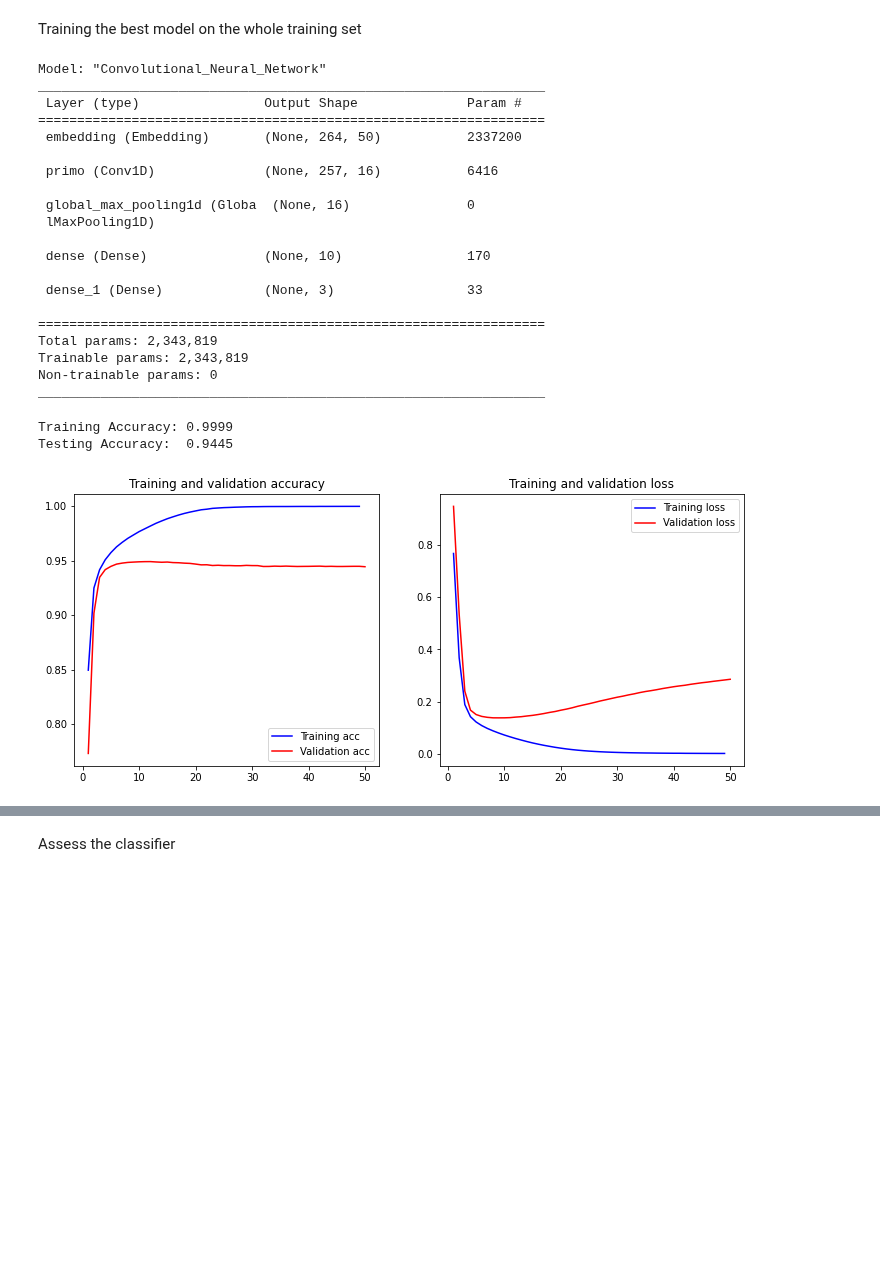
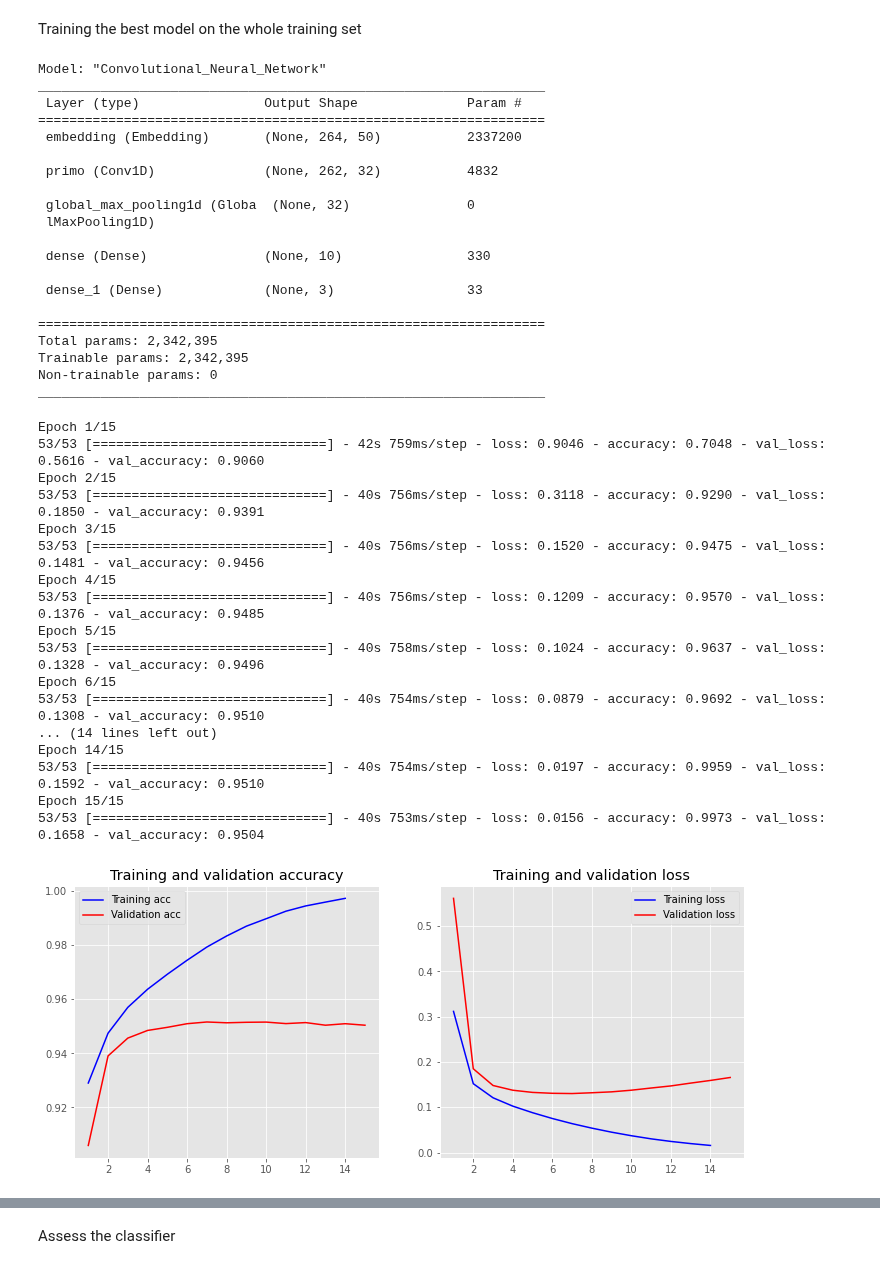
Before and after one commit to matteo-perillo/Abstracts-classification, a Jupyter notebook: 04_CNN with embedding.ipynb, the cells around one changed output, grey strips where cells are left out. Drawn from its saved outputs; the diff is of its cells as text; code cells hidden in the pictures; blank space fills up the shorter version.

```diff
--- a/04_CNN with embedding.ipynb
+++ b/04_CNN with embedding.ipynb
@@ -300,7 +300,7 @@ files.download('cv_results_set0_emb.csv')
 Training the best model on the whole training set
 # %%
 clear_session()
-model = create_cnn_model(embedding_dim=50, n_filters=16, k_size=8, nlayers=1, nclass=3)
+model = create_cnn_model(embedding_dim=50, n_filters=32, k_size=3, nlayers=1, nclass=3)
 model.summary()
 # %% [output]
 Model: "Convolutional_Neural_Network"
@@ -309,31 +309,44 @@ _________________________________________________________________
 =================================================================
  embedding (Embedding)       (None, 264, 50)           2337200
 
- primo (Conv1D)              (None, 257, 16)           6416
+ primo (Conv1D)              (None, 262, 32)           4832
 
- global_max_pooling1d (Globa  (None, 16)               0
+ global_max_pooling1d (Globa  (None, 32)               0
  lMaxPooling1D)
 
- dense (Dense)               (None, 10)                170
+ dense (Dense)               (None, 10)                330
 
  dense_1 (Dense)             (None, 3)                 33
 
 =================================================================
-Total params: 2,343,819
-Trainable params: 2,343,819
+Total params: 2,342,395
+Trainable params: 2,342,395
 Non-trainable params: 0
 _________________________________________________________________
-# %%
-loss, accuracy = model.evaluate(X_train, dummy_y_train, verbose=False)
-print("Training Accuracy: {:.4f}".format(accuracy))
-loss, accuracy = model.evaluate(X_test, dummy_y_test, verbose=False)
-print("Testing Accuracy:  {:.4f}".format(accuracy))
-# %% [output]
-Training Accuracy: 0.9999
-Testing Accuracy:  0.9445
 # %%
-history = model.fit(X_train, dummy_y_train, epochs=50, verbose=True, validation_data=(X_test, dummy_y_test), batch_size=4096)
-
-plot_history(history)
+history = model.fit(X_train, dummy_y_train, epochs=15, verbose=True, validation_data=(X_test, dummy_y_test), batch_size=2048)
 # %% [output]
-[figure, removed]
+Epoch 1/15
+53/53 [==============================] - 42s 759ms/step - loss: 0.9046 - accuracy: 0.7048 - val_loss: 0.5616 - val_accuracy: 0.9060
+Epoch 2/15
+53/53 [==============================] - 40s 756ms/step - loss: 0.3118 - accuracy: 0.9290 - val_loss: 0.1850 - val_accuracy: 0.9391
+Epoch 3/15
+53/53 [==============================] - 40s 756ms/step - loss: 0.1520 - accuracy: 0.9475 - val_loss: 0.1481 - val_accuracy: 0.9456
+Epoch 4/15
+53/53 [==============================] - 40s 756ms/step - loss: 0.1209 - accuracy: 0.9570 - val_loss: 0.1376 - val_accuracy: 0.9485
+Epoch 5/15
+53/53 [==============================] - 40s 758ms/step - loss: 0.1024 - accuracy: 0.9637 - val_loss: 0.1328 - val_accuracy: 0.9496
+Epoch 6/15
+53/53 [==============================] - 40s 754ms/step - loss: 0.0879 - accuracy: 0.9692 - val_loss: 0.1308 - val_accuracy: 0.9510
+... (14 lines left out)
+Epoch 14/15
+53/53 [==============================] - 40s 754ms/step - loss: 0.0197 - accuracy: 0.9959 - val_loss: 0.1592 - val_accuracy: 0.9510
+Epoch 15/15
+53/53 [==============================] - 40s 753ms/step - loss: 0.0156 - accuracy: 0.9973 - val_loss: 0.1658 - val_accuracy: 0.9504
+# %%
+plt.style.use('ggplot')
+
+h0 = history
+plot_history(h0, name = 'hcnn0')
+# %% [output]
+[figure, added]
```
Also changed, not shown: parts of 9 cells of this notebook.
